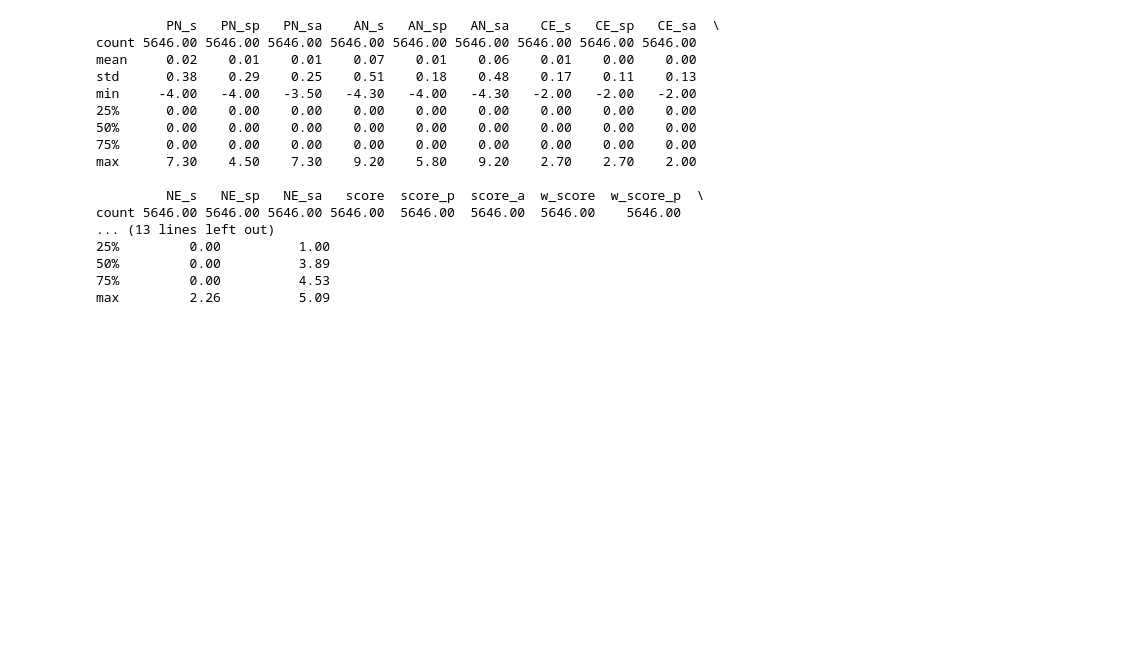
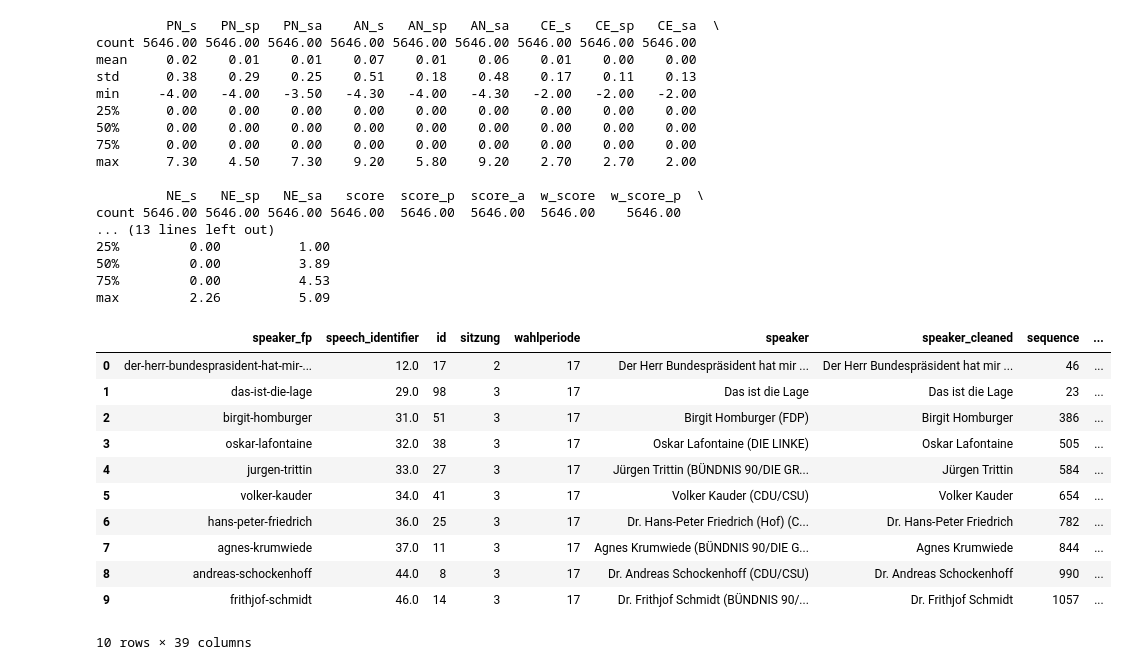
Before and after one commit to sebas-seck/bundestag_nlp, a Jupyter notebook: nb_04_energy_politics.ipynb, the cells around one changed output. Saved outputs shown, nothing was run; the diff lists cells and outputs as text; code cells hidden in the pictures; blank space fills up the shorter version.

```diff
--- a/nb_04_energy_politics.ipynb
+++ b/nb_04_energy_politics.ipynb
@@ -220,3 +218,18 @@ count 5646.00 5646.00 5646.00 5646.00  5646.00  5646.00  5646.00    5646.00
 50%         0.00          3.89
 75%         0.00          4.53
 max         2.26          5.09
+# %%
+df[:10]
+# %% [output]
+|  | speaker_fp | speech_identifier | id | sitzung | wahlperiode | speaker | speaker_cleaned | sequence | ... |
+| 0 | der-herr-bundesprasident-hat-mir-... | 12.0 | 17 | 2 | 17 | Der Herr Bundespräsident hat mir ... | Der Herr Bundespräsident hat mir ... | 46 | ... |
+| 1 | das-ist-die-lage | 29.0 | 98 | 3 | 17 | Das ist die Lage | Das ist die Lage | 23 | ... |
+| 2 | birgit-homburger | 31.0 | 51 | 3 | 17 | Birgit Homburger (FDP) | Birgit Homburger | 386 | ... |
+| 3 | oskar-lafontaine | 32.0 | 38 | 3 | 17 | Oskar Lafontaine (DIE LINKE) | Oskar Lafontaine | 505 | ... |
+| 4 | jurgen-trittin | 33.0 | 27 | 3 | 17 | Jürgen Trittin (BÜNDNIS 90/DIE GR... | Jürgen Trittin | 584 | ... |
+| 5 | volker-kauder | 34.0 | 41 | 3 | 17 | Volker Kauder (CDU/CSU) | Volker Kauder | 654 | ... |
+| 6 | hans-peter-friedrich | 36.0 | 25 | 3 | 17 | Dr. Hans-Peter Friedrich (Hof) (C... | Dr. Hans-Peter Friedrich | 782 | ... |
+| 7 | agnes-krumwiede | 37.0 | 11 | 3 | 17 | Agnes Krumwiede (BÜNDNIS 90/DIE G... | Agnes Krumwiede | 844 | ... |
+| 8 | andreas-schockenhoff | 44.0 | 8 | 3 | 17 | Dr. Andreas Schockenhoff (CDU/CSU) | Dr. Andreas Schockenhoff | 990 | ... |
+| 9 | frithjof-schmidt | 46.0 | 14 | 3 | 17 | Dr. Frithjof Schmidt (BÜNDNIS 90/... | Dr. Frithjof Schmidt | 1057 | ... |
+10 rows × 39 columns
```
Also changed, not shown: parts of 13 cells of this notebook, 9 other files.
